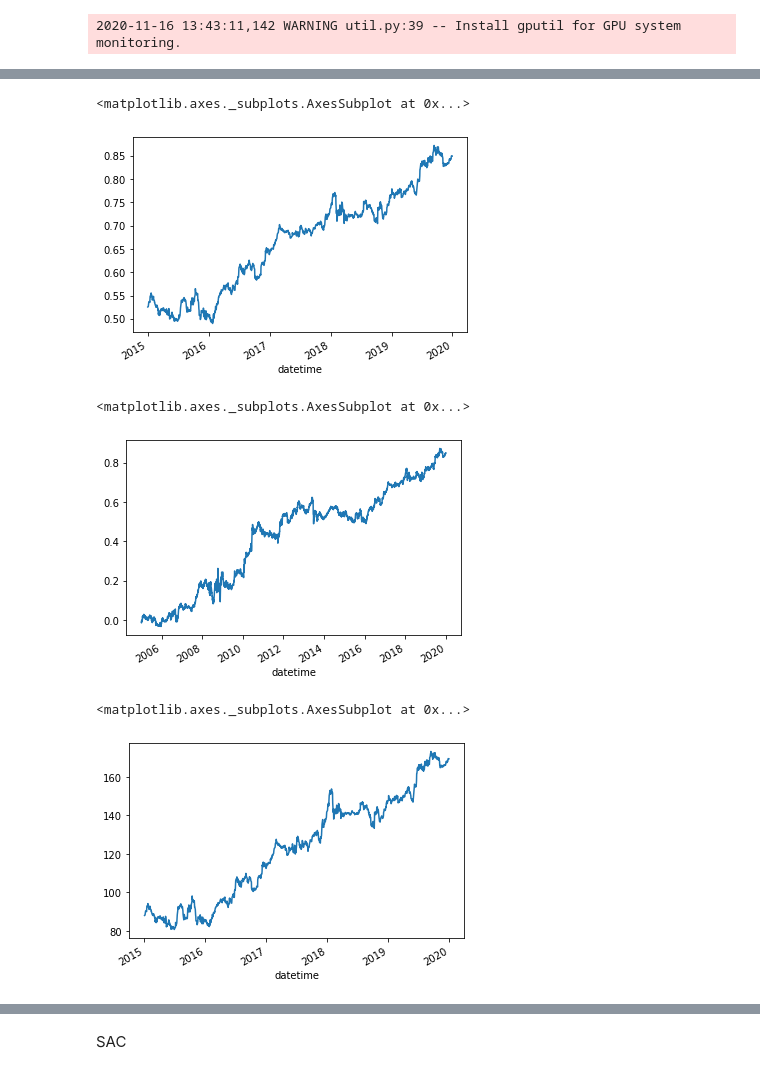
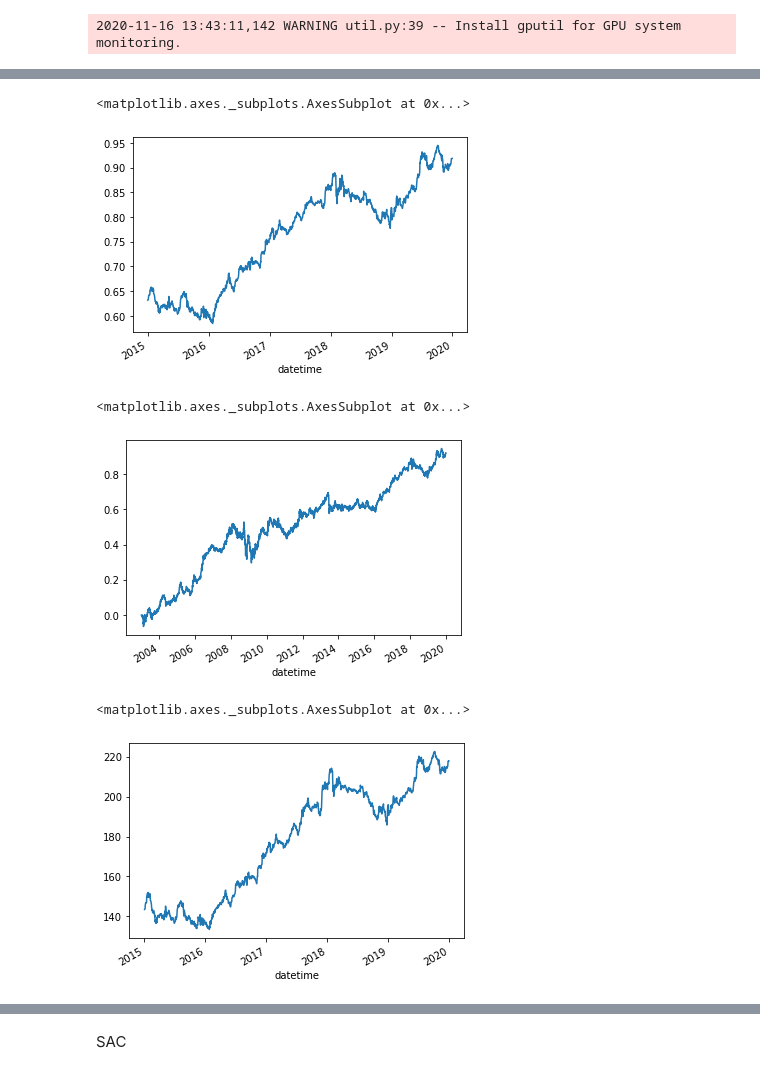
Before and after one commit to algotradingsoc/reinforcement_learning, a Jupyter notebook: Thomas/Validate RL models.ipynb, the cells around one changed output, grey strips where cells are left out. Cells and saved outputs as stored; diff of their text form; code cells hidden in the pictures.

```diff
--- a/Thomas/Validate RL models.ipynb
+++ b/Thomas/Validate RL models.ipynb
@@ -198,7 +199,7 @@ cum_reward = 0
 actions = list()
 
 while not done:
-    if env.index % 35 ==0:
+    if env.index % 30 ==0:
         action = PPO_agent.compute_action(state)
     #action = np.array([1,0,0,0,0,0,1])
     state, reward, done, _ = env.step(action)
@@ -211,21 +212,21 @@ returns.index = env.dates[:-1]
 returns.cumsum().loc['2015-01-01':].plot()
 # %% [output]
 <matplotlib.axes._subplots.AxesSubplot at 0x...>
-[figure, old version]
+[figure, new version]
 # %%
 returns = pd.Series(env.log_return_series)
 returns.index = env.dates[:-1]
-returns.cumsum().loc['2005-01-01':'2020-01-01'].plot()
+returns.cumsum().loc['2002-01-01':'2020-01-01'].plot()
 # %% [output]
 <matplotlib.axes._subplots.AxesSubplot at 0x...>
-[figure, old version]
+[figure, new version]
 # %%
 returns = pd.Series(env.metric_series)
 returns.index = env.dates[:-1]
 returns.cumsum().loc['2015-01-01':].plot()
 # %% [output]
 <matplotlib.axes._subplots.AxesSubplot at 0x...>
-[figure, old version]
+[figure, new version]
 # %%
 position = pd.DataFrame(env.position_series)
 position.index = env.dates[:-1]
```
Also changed, not shown: parts of 3 cells of this notebook, 2 other files.
